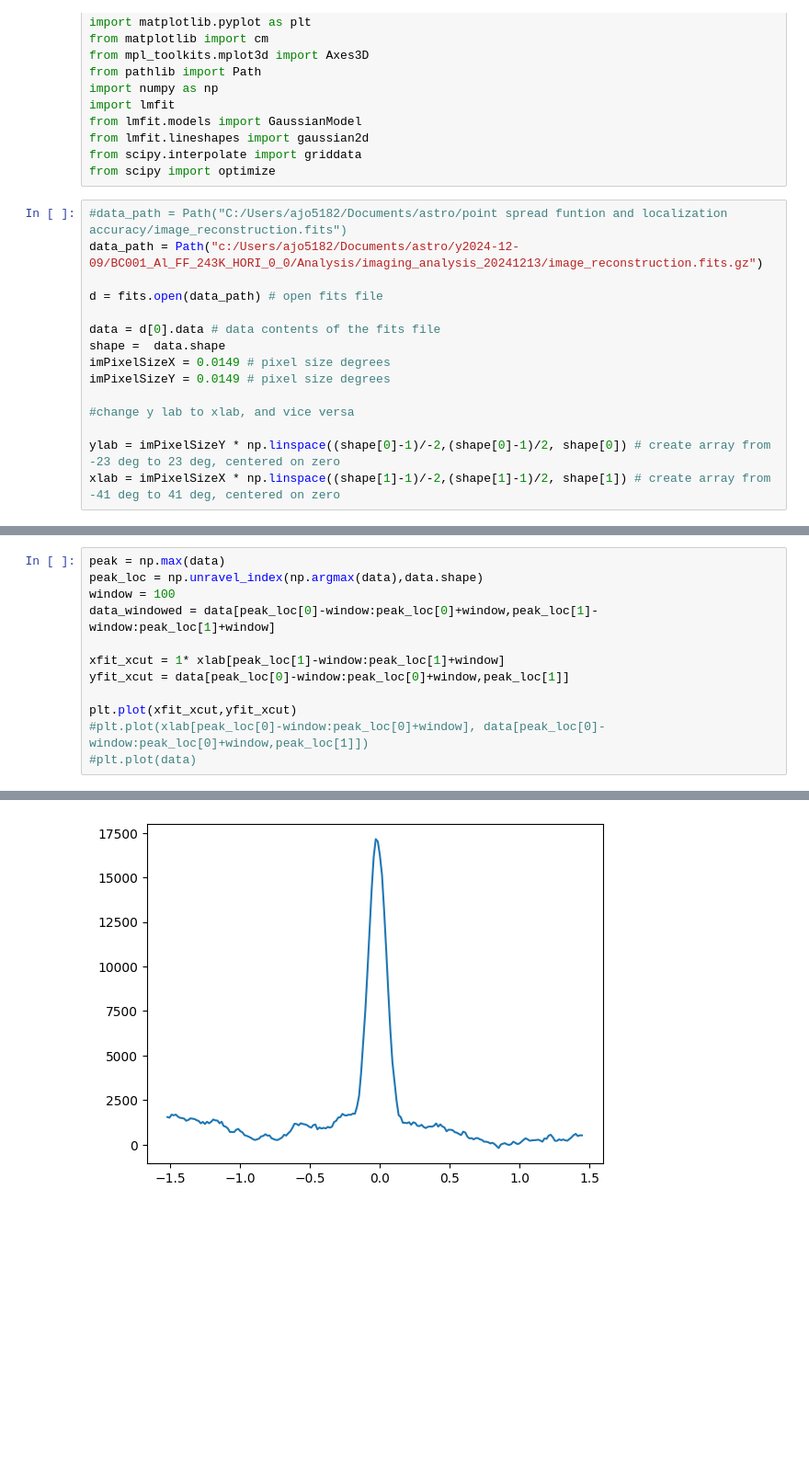
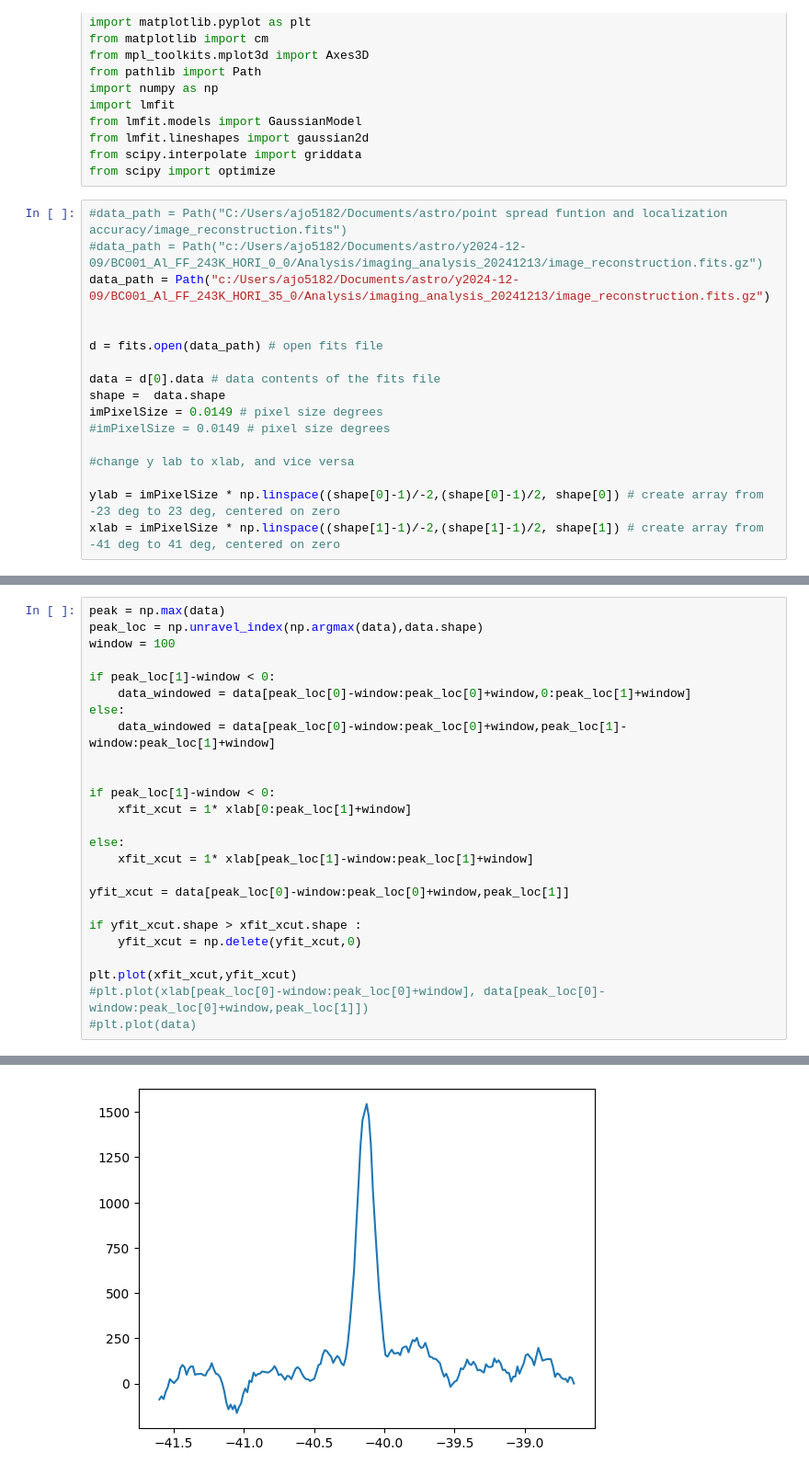
Before and after one commit to laureloneill/psf_source_localization, a Jupyter notebook: psf_cut.ipynb, the cells around one changed output, grey strips where cells are left out. Shown at 92% size. Saved outputs shown, nothing was run; the diff lists cells and outputs as text; blank space fills up the shorter version.

```diff
--- a/psf_cut.ipynb
+++ b/psf_cut.ipynb
@@ -14,19 +14,21 @@ from scipy.interpolate import griddata
 from scipy import optimize
 # %%
 #data_path = Path("C:/Users/ajo5182/Documents/astro/point spread funtion and localization accuracy/image_reconstruction.fits")
-data_path = Path("c:/Users/ajo5182/Documents/astro/y2024-12-09/BC001_Al_FF_243K_HORI_0_0/Analysis/imaging_analysis_20241213/image_reconstruction.fits.gz")
+#data_path = Path("c:/Users/ajo5182/Documents/astro/y2024-12-09/BC001_Al_FF_243K_HORI_0_0/Analysis/imaging_analysis_20241213/image_reconstruction.fits.gz")
+data_path = Path("c:/Users/ajo5182/Documents/astro/y2024-12-09/BC001_Al_FF_243K_HORI_35_0/Analysis/imaging_analysis_20241213/image_reconstruction.fits.gz")
+
 
 d = fits.open(data_path) # open fits file
 
 data = d[0].data # data contents of the fits file
 shape =  data.shape
-imPixelSizeX = 0.0149 # pixel size degrees
-imPixelSizeY = 0.0149 # pixel size degrees
+imPixelSize = 0.0149 # pixel size degrees
+#imPixelSize = 0.0149 # pixel size degrees
 
 #change y lab to xlab, and vice versa
 
-ylab = imPixelSizeY * np.linspace((shape[0]-1)/-2,(shape[0]-1)/2, shape[0]) # create array from -23 deg to 23 deg, centered on zero
-xlab = imPixelSizeX * np.linspace((shape[1]-1)/-2,(shape[1]-1)/2, shape[1]) # create array from -41 deg to 41 deg, centered on zero
+ylab = imPixelSize * np.linspace((shape[0]-1)/-2,(shape[0]-1)/2, shape[0]) # create array from -23 deg to 23 deg, centered on zero
+xlab = imPixelSize * np.linspace((shape[1]-1)/-2,(shape[1]-1)/2, shape[1]) # create array from -41 deg to 41 deg, centered on zero
 # %%
 fig,ax =  plt.subplots()
 ax.pcolormesh(xlab, ylab, data)
@@ -36,18 +35,31 @@ ax.pcolormesh(xlab, ylab, data)
 # %%
 peak = np.max(data)
 peak_loc = np.unravel_index(np.argmax(data),data.shape)
 window = 100
-data_windowed = data[peak_loc[0]-window:peak_loc[0]+window,peak_loc[1]-window:peak_loc[1]+window]
 
-xfit_xcut = 1* xlab[peak_loc[1]-window:peak_loc[1]+window]
+if peak_loc[1]-window < 0:
+    data_windowed = data[peak_loc[0]-window:peak_loc[0]+window,0:peak_loc[1]+window]
+else:
+    data_windowed = data[peak_loc[0]-window:peak_loc[0]+window,peak_loc[1]-window:peak_loc[1]+window]
+
+
+if peak_loc[1]-window < 0:
+    xfit_xcut = 1* xlab[0:peak_loc[1]+window]
+
+else:
+    xfit_xcut = 1* xlab[peak_loc[1]-window:peak_loc[1]+window]
+
 yfit_xcut = data[peak_loc[0]-window:peak_loc[0]+window,peak_loc[1]]
+
+if yfit_xcut.shape > xfit_xcut.shape :
+    yfit_xcut = np.delete(yfit_xcut,0)
 
 plt.plot(xfit_xcut,yfit_xcut)
 #plt.plot(xlab[peak_loc[0]-window:peak_loc[0]+window], data[peak_loc[0]-window:peak_loc[0]+window,peak_loc[1]])
 #plt.plot(data)
 # %% [output]
 [<matplotlib.lines.Line2D at 0x...>]
-[figure, old version]
+[figure, new version]
 # %%
 xfit_ycut =ylab[peak_loc[0]-window:peak_loc[0]+window]
 yfit_ycut = data[peak_loc[0],peak_loc[1]-window:peak_loc[1]+window]
```
Also changed, not shown: parts of 8 cells of this notebook, 1 other file.
